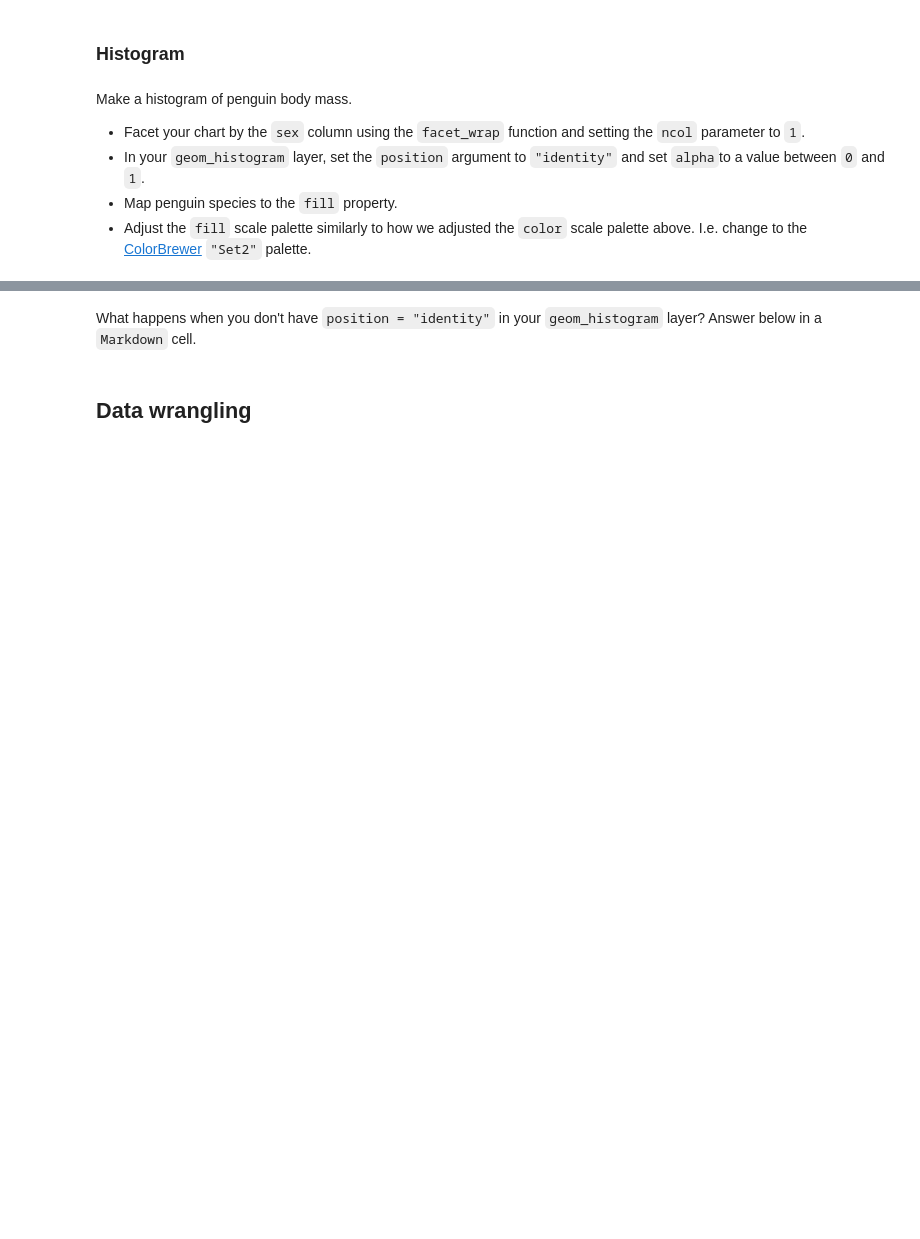
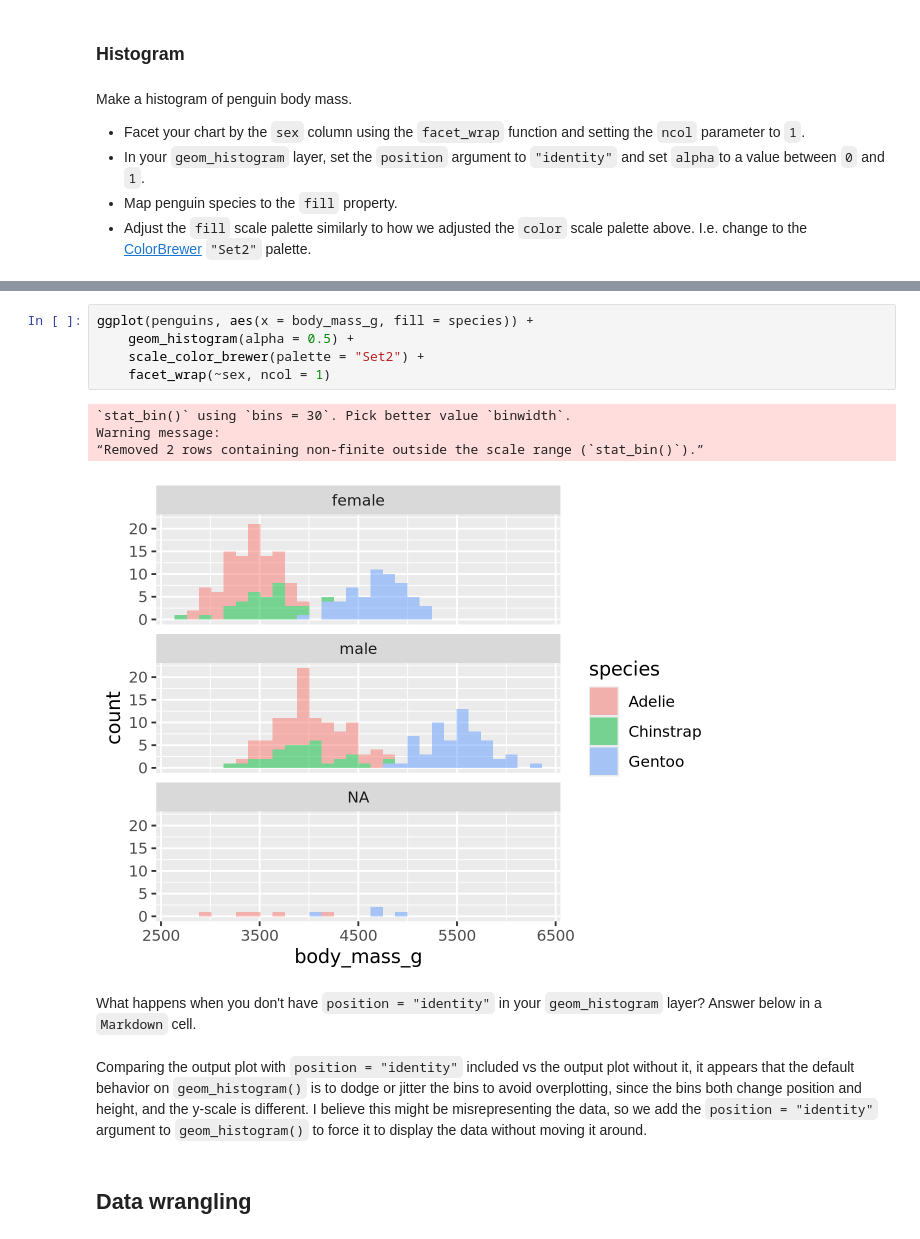
Before and after one commit to jh82-mads/a01, a Jupyter notebook: assignment2.ipynb, the cells around one changed output, grey strips where cells are left out. Drawn from its saved outputs; the diff is of its cells as text; blank space fills up the shorter version.

```diff
--- a/assignment2.ipynb
+++ b/assignment2.ipynb
@@ -91,5 +92,17 @@ Make a histogram of penguin body mass.
+# %%
+ggplot(penguins, aes(x = body_mass_g, fill = species)) +
+    geom_histogram(alpha = 0.5) +
+    scale_color_brewer(palette = "Set2") +
+    facet_wrap(~sex, ncol = 1)
+# %% [output]
+`stat_bin()` using `bins = 30`. Pick better value `binwidth`.
+Warning message:
+“Removed 2 rows containing non-finite outside the scale range (`stat_bin()`).”
+[figure, added]
 # %% [markdown]
 What happens when you don't have `position = "identity"` in your `geom_histogram` layer? Answer below in a `Markdown` cell.
+# %% [markdown]
+Comparing the output plot with `position = "identity"` included vs the output plot without it, it appears that the default behavior on `geom_histogram()` is to dodge or jitter the bins to avoid overplotting, since the bins both change position and height, and the y-scale is different. I believe this might be misrepresenting the data, so we add the `position = "identity"` argument to `geom_histogram()` to force it to display the data without moving it around.
 # %% [markdown]
 ## Data wrangling
 # %% [markdown]
```
Also changed, not shown: parts of 12 cells of this notebook.
